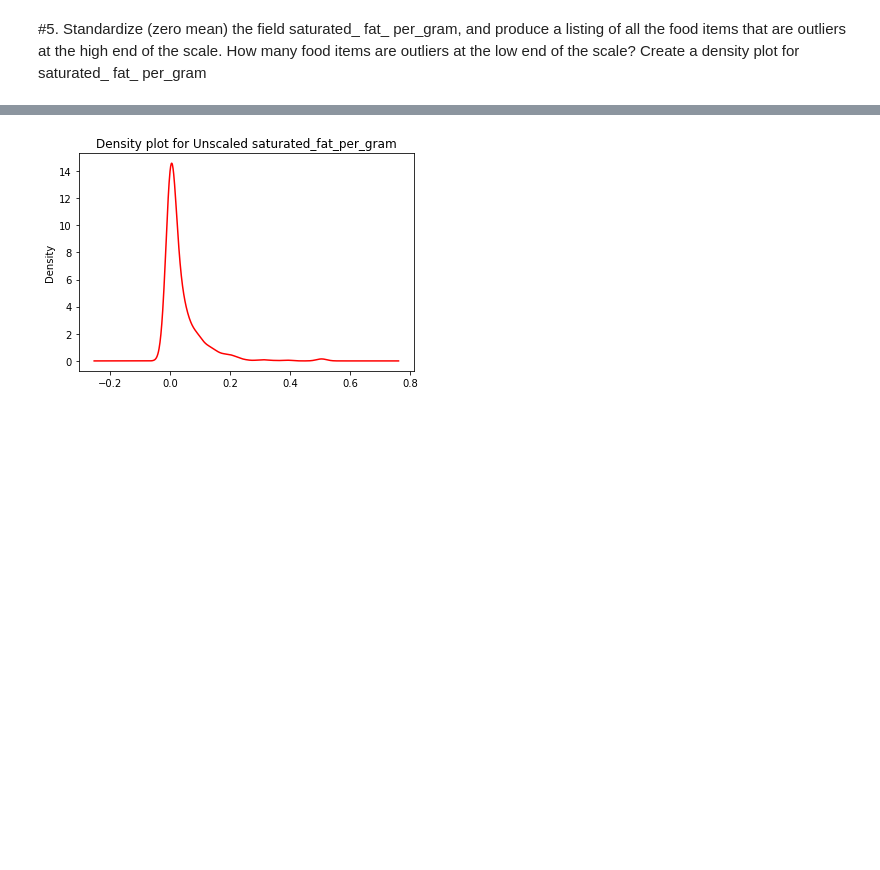
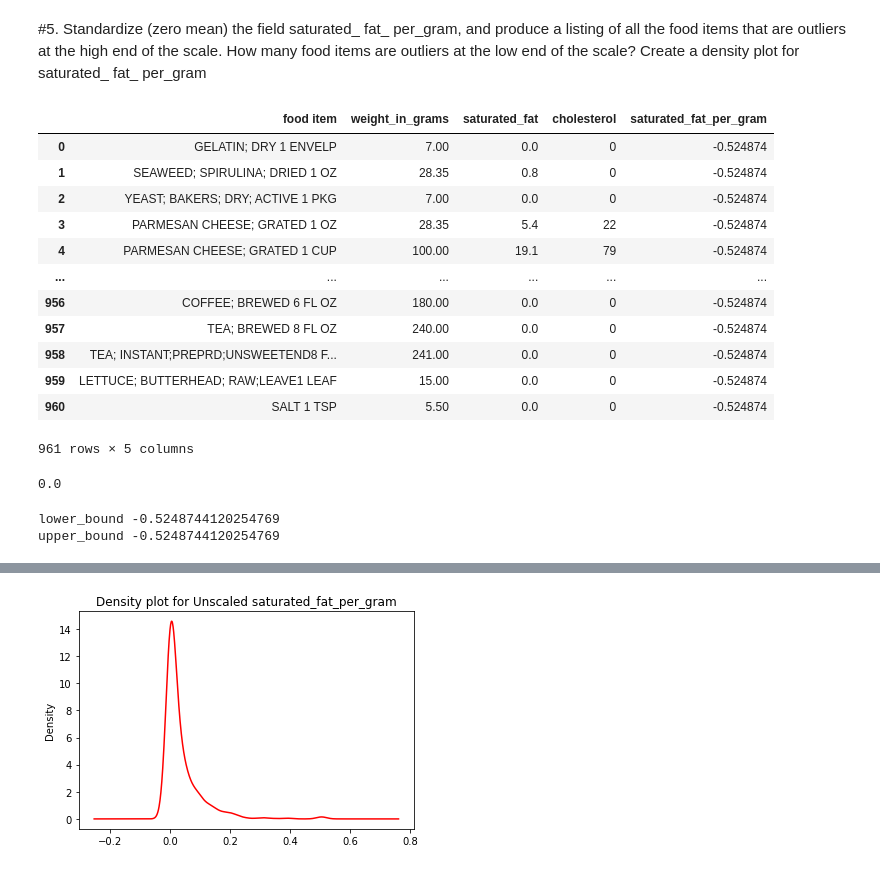
Before and after one commit to sg758253/IDS, a Jupyter notebook: HW4/problem2_python.ipynb, the cells around one changed output, grey strips where cells are left out. Cells and saved outputs as stored; diff of their text form; code cells hidden in the pictures; blank space fills up the shorter version.

```diff
--- a/HW4/problem2_python.ipynb
+++ b/HW4/problem2_python.ipynb
@@ -101,3 +100,38 @@ df_fooditem5_2
 | 4 | BUTTER; UNSALTED 1 PAT | 5.0 | 2.5 | 11 | 0.500000 |
 # %% [markdown]
 #5. Standardize (zero mean) the field saturated_ fat_ per_gram, and produce a listing of all the food items that are outliers at the high end of the scale. How many food items are outliers at the low end of the scale? Create a density plot for saturated_ fat_ per_gram
+# %%
+# apply z-score to standardize saturated_fat_per_gram
+mean = df.saturated_fat_per_gram.mean()
+std = df.saturated_fat_per_gram.std()
+df.saturated_fat_per_gram = df.saturated_fat_per_gram.mean()-mean/std
+df
+# %% [output]
+|  | food item | weight_in_grams | saturated_fat | cholesterol | saturated_fat_per_gram |
+| 0 | GELATIN; DRY 1 ENVELP | 7.00 | 0.0 | 0 | -0.524874 |
+| 1 | SEAWEED; SPIRULINA; DRIED 1 OZ | 28.35 | 0.8 | 0 | -0.524874 |
+| 2 | YEAST; BAKERS; DRY; ACTIVE 1 PKG | 7.00 | 0.0 | 0 | -0.524874 |
+| 3 | PARMESAN CHEESE; GRATED 1 OZ | 28.35 | 5.4 | 22 | -0.524874 |
+| 4 | PARMESAN CHEESE; GRATED 1 CUP | 100.00 | 19.1 | 79 | -0.524874 |
+| ... | ... | ... | ... | ... | ... |
+| 956 | COFFEE; BREWED 6 FL OZ | 180.00 | 0.0 | 0 | -0.524874 |
+| 957 | TEA; BREWED 8 FL OZ | 240.00 | 0.0 | 0 | -0.524874 |
+| 958 | TEA; INSTANT;PREPRD;UNSWEETEND8 F... | 241.00 | 0.0 | 0 | -0.524874 |
+| 959 | LETTUCE; BUTTERHEAD; RAW;LEAVE1 LEAF | 15.00 | 0.0 | 0 | -0.524874 |
+| 960 | SALT 1 TSP | 5.50 | 0.0 | 0 | -0.524874 |
+961 rows × 5 columns
+# %%
+q1,q3 = np.percentile(df.saturated_fat_per_gram,[25,75])
+IQR = q3-q1
+IQR
+# %% [output]
+0.0
+# %%
+#lower and upper bound of outliers
+lower_bound=q1-(1.5 * IQR)
+upper_bound=q3 +(1.5 * IQR)
+print('lower_bound',lower_bound)
+print('upper_bound',upper_bound)
+# %% [output]
+lower_bound -0.5248744120254769
+upper_bound -0.5248744120254769
```
Also changed, not shown: parts of 4 cells of this notebook.
